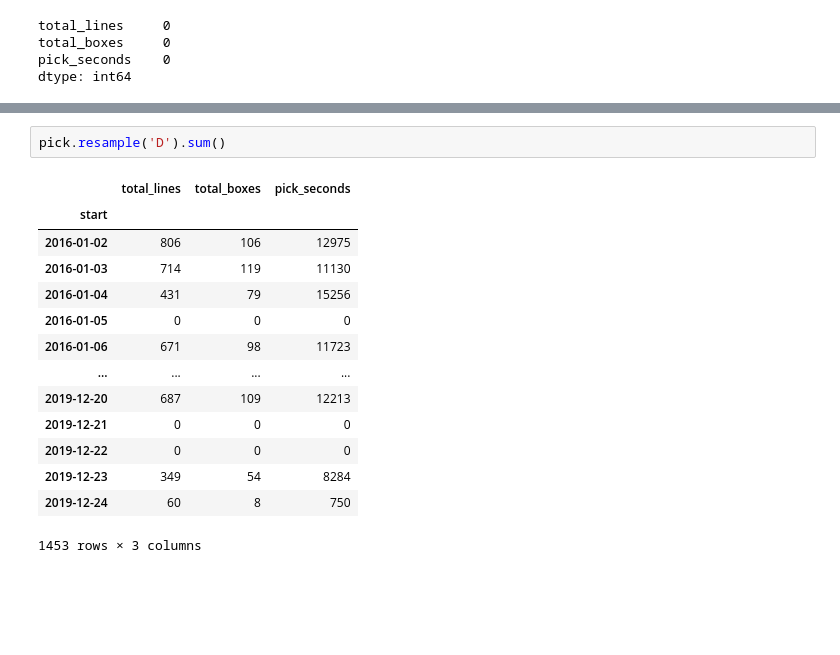
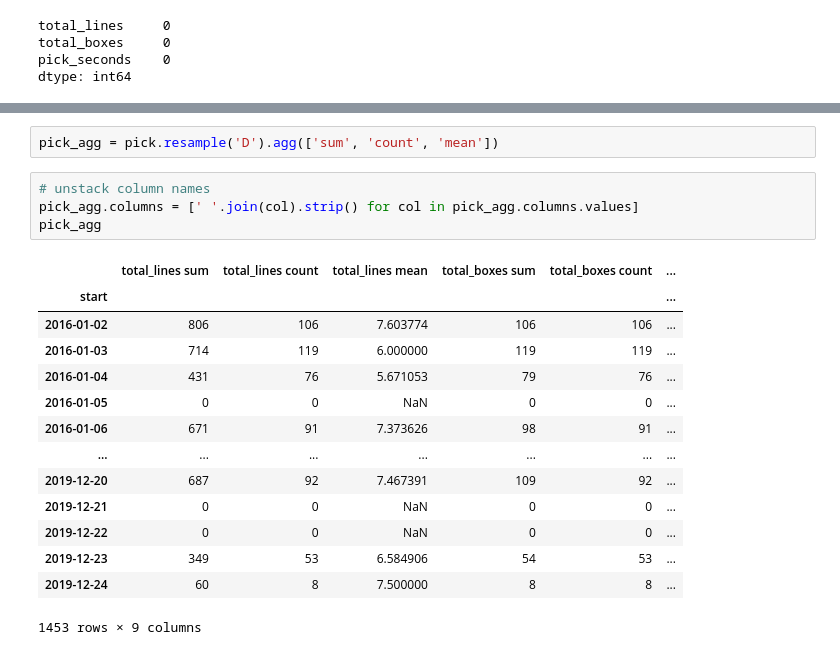
Before and after one commit to RyvynYoung/Supply_Chain, a Jupyter notebook: TS_exp_model.ipynb, the cells around one changed output, grey strips where cells are left out. Saved outputs shown, nothing was run; the diff lists cells and outputs as text; blank space fills up the shorter version.

```diff
--- a/TS_exp_model.ipynb
+++ b/TS_exp_model.ipynb
@@ -468,17 +657,21 @@ dtype: int64
 # %%
-pick.resample('D').sum()
+pick_agg = pick.resample('D').agg(['sum', 'count', 'mean'])
-# %% [output]
-|  | total_lines | total_boxes | pick_seconds |
-| start |  |  |  |
-| 2016-01-02 | 806 | 106 | 12975 |
-| 2016-01-03 | 714 | 119 | 11130 |
-| 2016-01-04 | 431 | 79 | 15256 |
-| 2016-01-05 | 0 | 0 | 0 |
-| 2016-01-06 | 671 | 98 | 11723 |
-| ... | ... | ... | ... |
-| 2019-12-20 | 687 | 109 | 12213 |
-| 2019-12-21 | 0 | 0 | 0 |
-| 2019-12-22 | 0 | 0 | 0 |
-| 2019-12-23 | 349 | 54 | 8284 |
-| 2019-12-24 | 60 | 8 | 750 |
-1453 rows × 3 columns
+# %%
+# unstack column names
+pick_agg.columns = [' '.join(col).strip() for col in pick_agg.columns.values]
+pick_agg
+# %% [output]
+|  | total_lines sum | total_lines count | total_lines mean | total_boxes sum | total_boxes count | ... |
+| start |  |  |  |  |  | ... |
+| 2016-01-02 | 806 | 106 | 7.603774 | 106 | 106 | ... |
+| 2016-01-03 | 714 | 119 | 6.000000 | 119 | 119 | ... |
+| 2016-01-04 | 431 | 76 | 5.671053 | 79 | 76 | ... |
+| 2016-01-05 | 0 | 0 | NaN | 0 | 0 | ... |
+| 2016-01-06 | 671 | 91 | 7.373626 | 98 | 91 | ... |
+| ... | ... | ... | ... | ... | ... | ... |
+| 2019-12-20 | 687 | 92 | 7.467391 | 109 | 92 | ... |
+| 2019-12-21 | 0 | 0 | NaN | 0 | 0 | ... |
+| 2019-12-22 | 0 | 0 | NaN | 0 | 0 | ... |
+| 2019-12-23 | 349 | 53 | 6.584906 | 54 | 53 | ... |
+| 2019-12-24 | 60 | 8 | 7.500000 | 8 | 8 | ... |
+1453 rows × 9 columns
```
Also changed, not shown: parts of 17 cells of this notebook.
